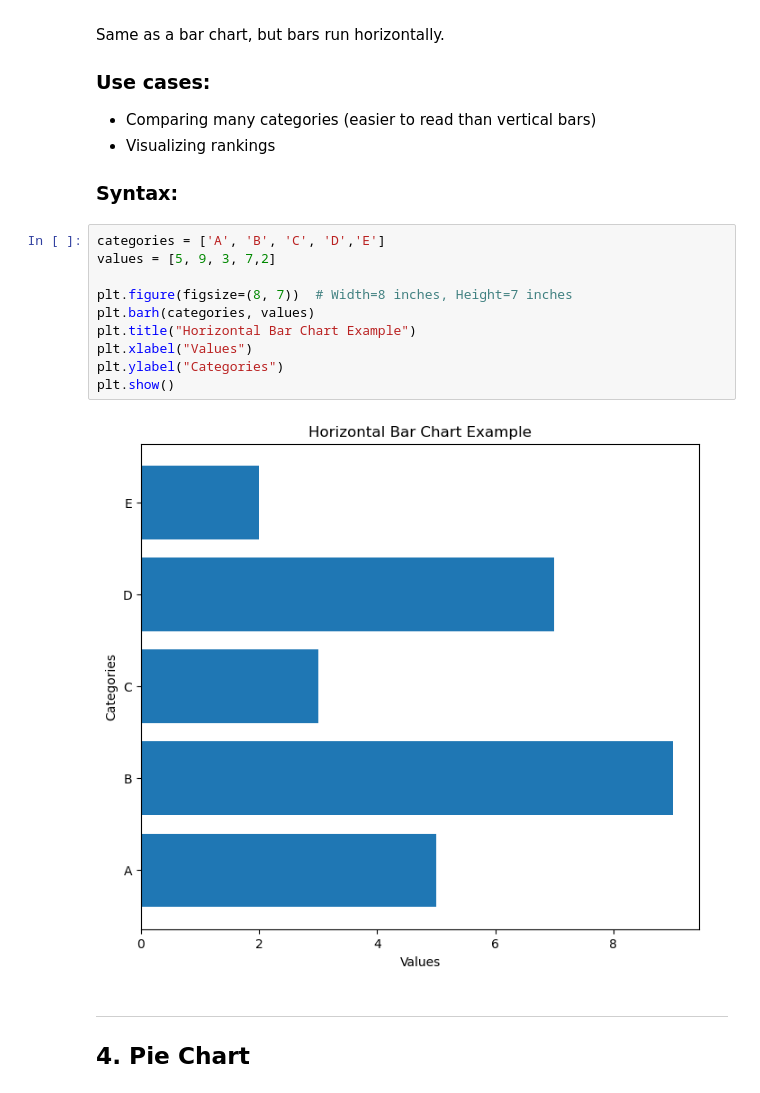
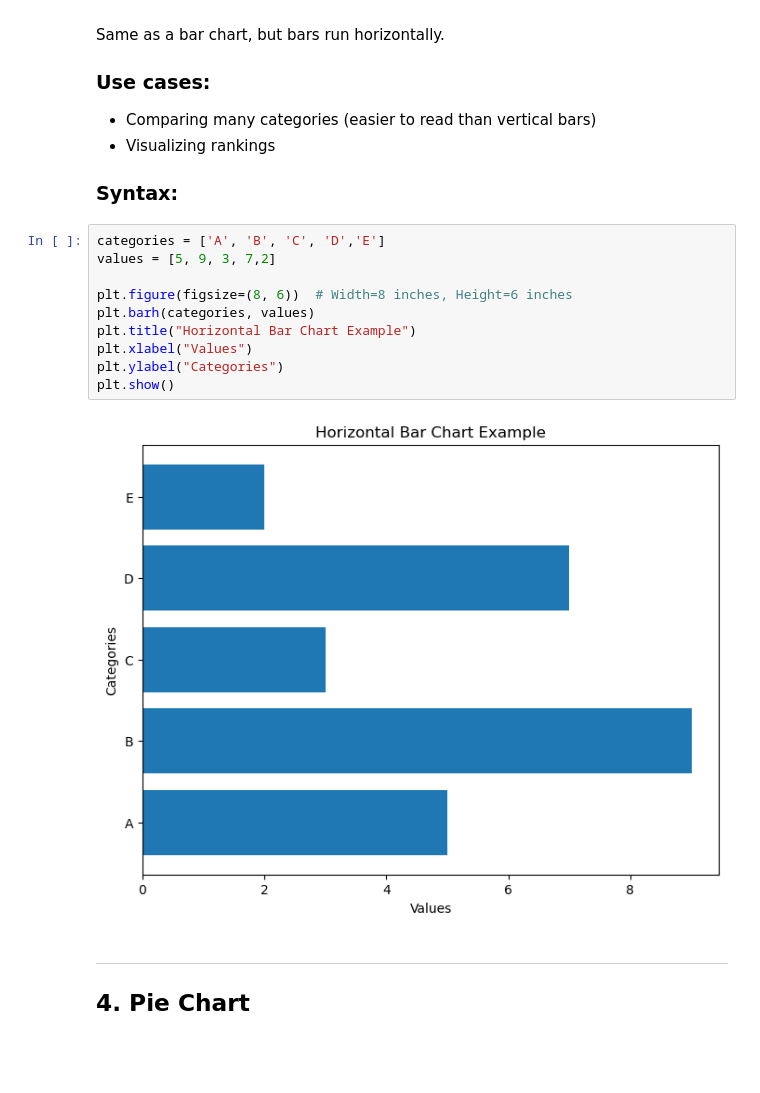
Before and after one commit to Christine-97/Data_Analysis_Python_Charts, a Jupyter notebook: Beginner’s_Guide_To_Python_Charts.ipynb, the cells around one changed output. Drawn from its saved outputs; the diff is of its cells as text; blank space fills up the shorter version.

```diff
--- a/Beginner’s_Guide_To_Python_Charts.ipynb
+++ b/Beginner’s_Guide_To_Python_Charts.ipynb
@@ -68,15 +69,15 @@ Same as a bar chart, but bars run horizontally.
 # %%
 categories = ['A', 'B', 'C', 'D','E']
 values = [5, 9, 3, 7,2]
 
-plt.figure(figsize=(8, 7))  # Width=8 inches, Height=7 inches
+plt.figure(figsize=(8, 6))  # Width=8 inches, Height=6 inches
 plt.barh(categories, values)
 plt.title("Horizontal Bar Chart Example")
 plt.xlabel("Values")
 plt.ylabel("Categories")
 plt.show()
 # %% [output]
-[figure, old version]
+[figure, new version]
 # %% [markdown]
 ---
 ## 4. Pie Chart
```
Also changed, not shown: parts of 2 cells of this notebook, 1 other file.
